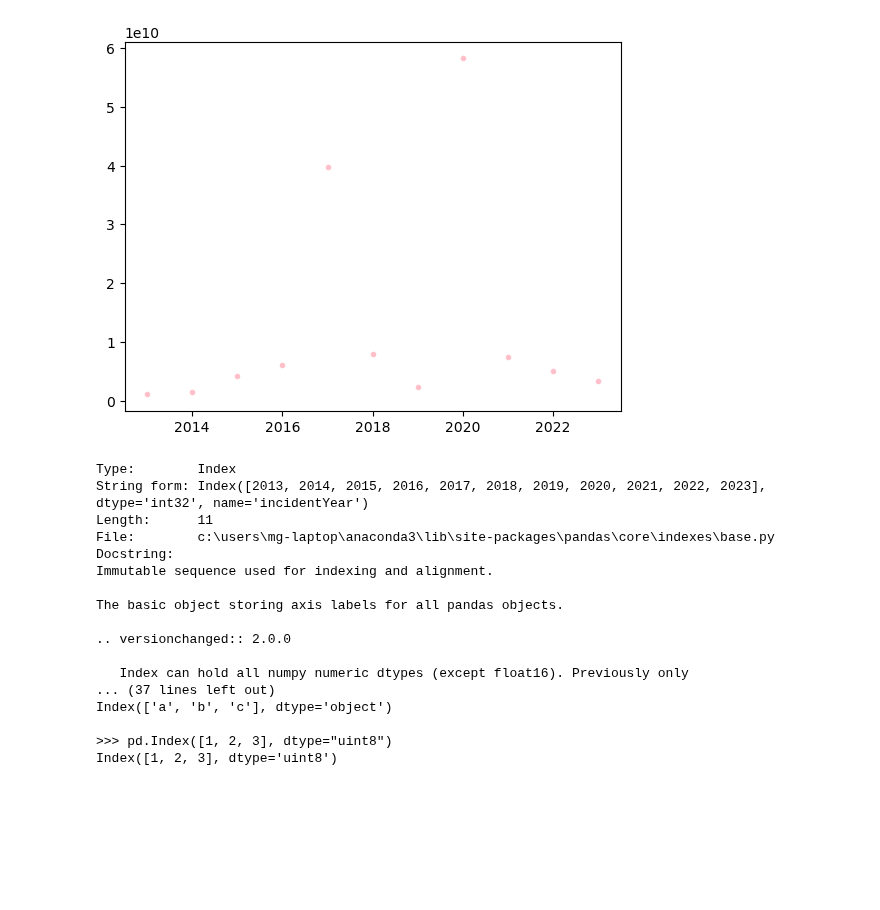
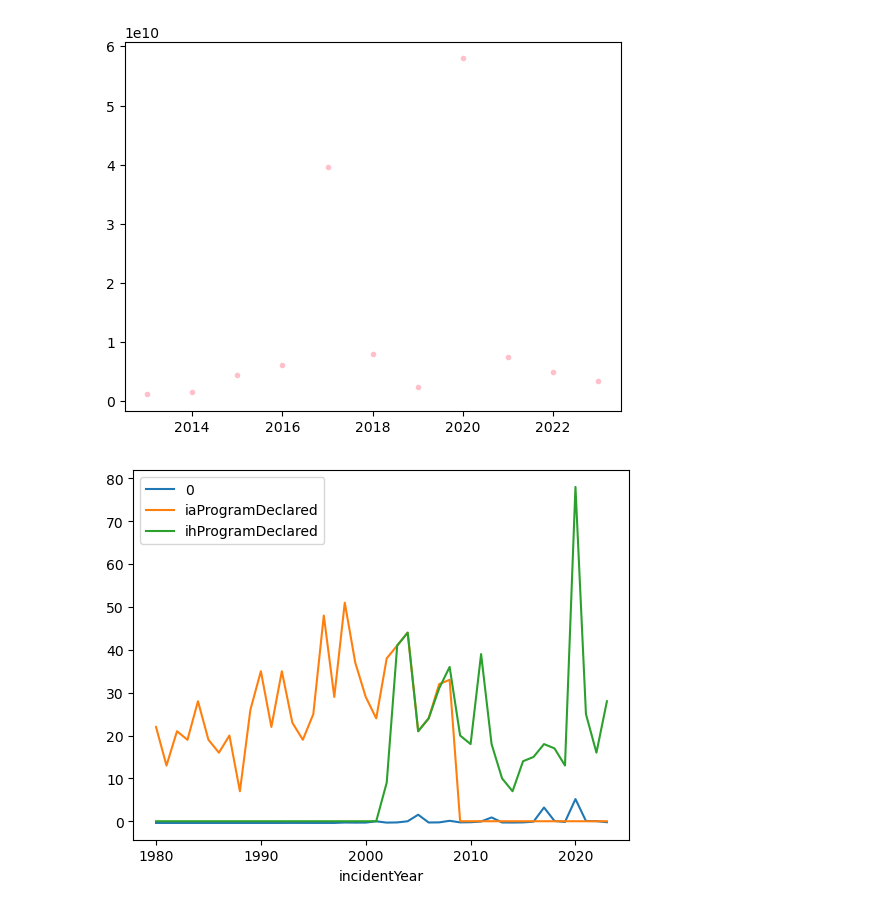
Before and after one commit to mdgarber/FEMADisasterCostForecasting, a Jupyter notebook: femadisastercostforecasting/notebooks/FEMA-Modeling.ipynb, the cells around one changed output. Drawn from its saved outputs; the diff is of its cells as text; code cells hidden in the pictures; blank space fills up the shorter version.

```diff
--- a/femadisastercostforecasting/notebooks/FEMA-Modeling.ipynb
+++ b/femadisastercostforecasting/notebooks/FEMA-Modeling.ipynb
@@ -248,3 +266,8 @@ plt.show()
+# %%
+# create new field to take cutover iaProgramDeclared to ihProgramDeclared at year 2003
+femaAnnualStats['iaCutoverIhProgramDeclared'] = pd.concat(
+    [femaAnnualStats['iaProgramDeclared'][femaAnnualStats.index < 2004 ],
+     femaAnnualStats['ihProgramDeclared'][femaAnnualStats.index >= 2004 ]])
 # %% [markdown]
 ## Step 7 - Train/Test Split
 # %%
@@ -412,22 +435,18 @@ plt.show()
 # %% [output]
 [figure]
 # %%
-y_test.index?
+# scaler for tds
+#tdcScaler = MinMaxScaler(feature_range=(0, 50))  # or MinMaxScaler()
+tdcScaler = StandardScaler()  # or MinMaxScaler()
+tdsScaled = pd.DataFrame(tdcScaler.fit_transform(femaAnnualStats['totalDisasterCost'].array.reshape(-1, 1)), index=femaAnnualStats.index)
+#print(tdsScaled)
+
+tdsScaled.plot()
+femaAnnualStats['iaProgramDeclared'].plot()
+#femaAnnualStats['paProgramDeclared'].plot()
+#femaAnnualStats['hmProgramDeclared'].plot()
+femaAnnualStats['ihProgramDeclared'].plot()
+plt.legend()
+plt.show()
 # %% [output]
-Type:        Index
-String form: Index([2013, 2014, 2015, 2016, 2017, 2018, 2019, 2020, 2021, 2022, 2023], dtype='int32', name='incidentYear')
-Length:      11
-File:        c:\users\mg-laptop\anaconda3\lib\site-packages\pandas\core\indexes\base.py
-Docstring:
-Immutable sequence used for indexing and alignment.
-
-The basic object storing axis labels for all pandas objects.
-
-.. versionchanged:: 2.0.0
-
-   Index can hold all numpy numeric dtypes (except float16). Previously only
-... (37 lines left out)
-Index(['a', 'b', 'c'], dtype='object')
-
->>> pd.Index([1, 2, 3], dtype="uint8")
-Index([1, 2, 3], dtype='uint8')
+[figure, added]
```
Also changed, not shown: parts of 9 cells of this notebook, 1 other file.
